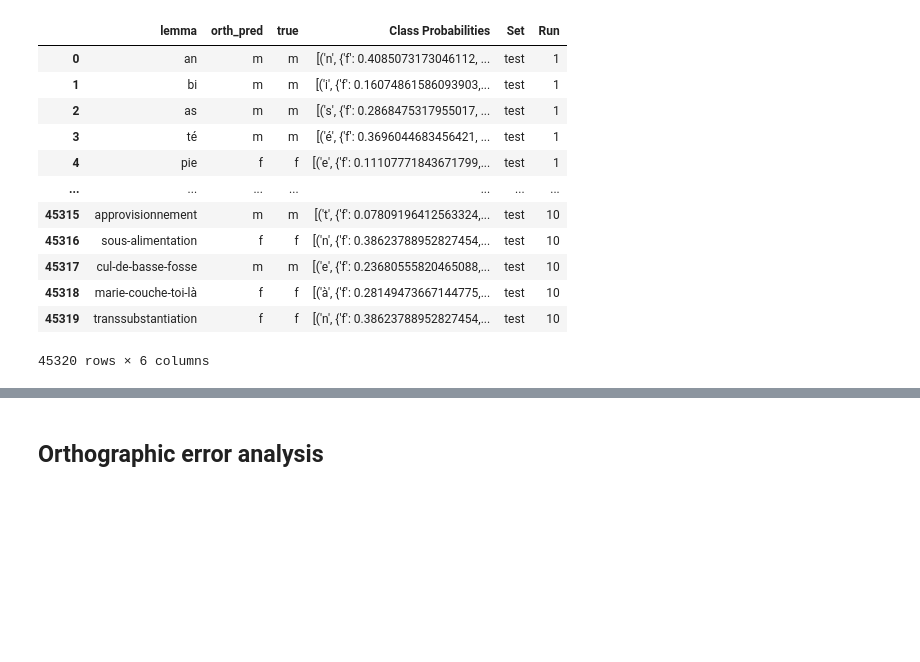
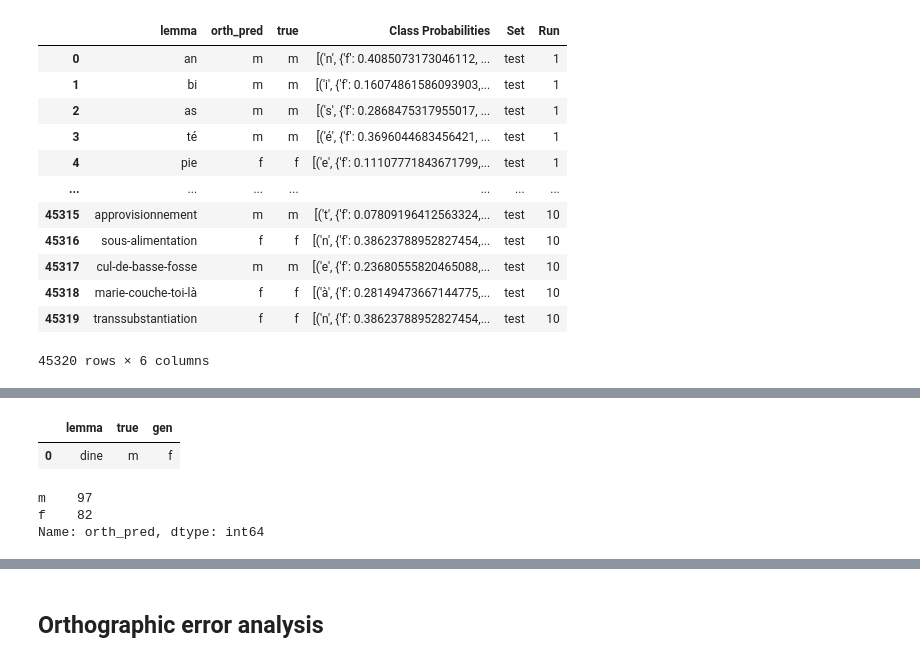
Before and after one commit to obonami/gender_prediction, a Jupyter notebook: src/orth_pred_analysis.ipynb, the cells around one changed output, grey strips where cells are left out. Drawn from its saved outputs; the diff is of its cells as text; code cells hidden in the pictures; blank space fills up the shorter version.

```diff
--- a/src/orth_pred_analysis.ipynb
+++ b/src/orth_pred_analysis.ipynb
@@ -61,0 +151,13 @@ orth_preds_x10
+# %%
+# There is 1 lemma that doesn't have the same labelled gender in echantinom and in nlexique
+merged_errors_echantinom[merged_errors_echantinom['true'] != merged_errors_echantinom['gen']].reset_index()[['lemma', 'true', 'gen']]
+# %% [output]
+|  | lemma | true | gen |
+| 0 | dine | m | f |
+# %%
+# Look for pattern
+merged_errors_echantinom['orth_pred'].value_counts()            # There are 97 wrongly predicted m and 82 wrongly predicted f
+# %% [output]
+m    97
+f    82
+Name: orth_pred, dtype: int64
```
Also changed, not shown: parts of 9 cells of this notebook, 1 other file.
